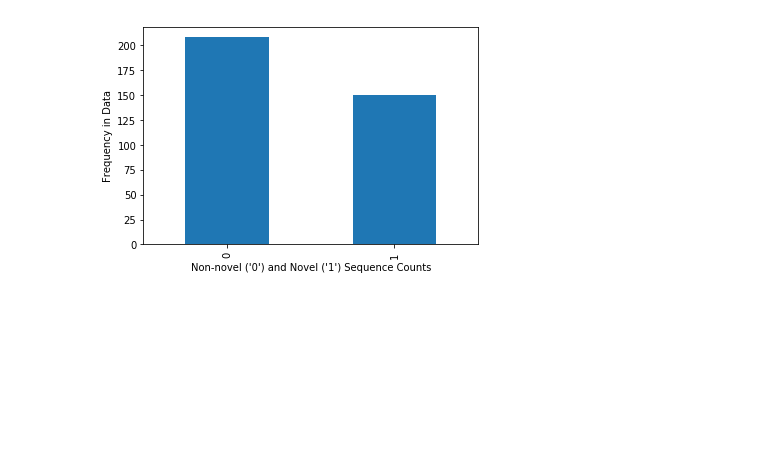
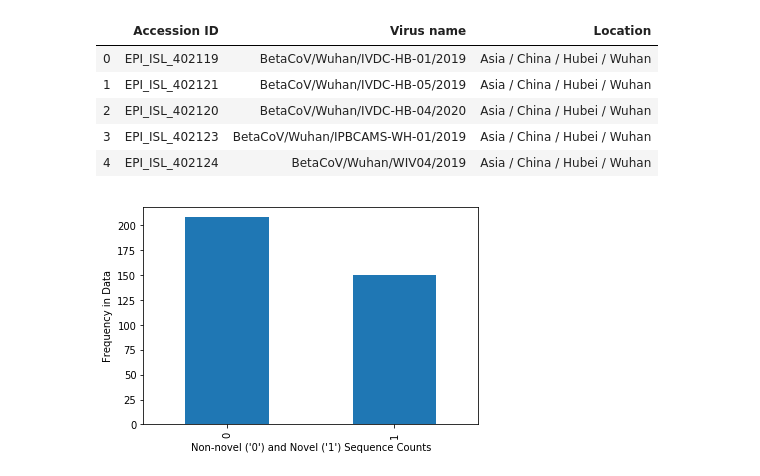
Before and after one commit to simonlevine/coronavirus_exploration, a Jupyter notebook: coronavirus_clustering.ipynb, the cells around one changed output. Drawn from its saved outputs; the diff is of its cells as text; code cells hidden in the pictures; blank space fills up the shorter version.

```diff
--- a/coronavirus_clustering.ipynb
+++ b/coronavirus_clustering.ipynb
@@ -40,3 +40,14 @@ allseq_df.head()
+# %%
+new_info = pd.read_csv(
+'smaller_data/Coronaviridae_2019_new_information_table.txt', sep='\t')
+new_info.head()
+# %% [output]
+|  | Accession ID | Virus name | Location |
+| 0 | EPI_ISL_402119 | BetaCoV/Wuhan/IVDC-HB-01/2019 | Asia / China / Hubei / Wuhan |
+| 1 | EPI_ISL_402121 | BetaCoV/Wuhan/IVDC-HB-05/2019 | Asia / China / Hubei / Wuhan |
+| 2 | EPI_ISL_402120 | BetaCoV/Wuhan/IVDC-HB-04/2020 | Asia / China / Hubei / Wuhan |
+| 3 | EPI_ISL_402123 | BetaCoV/Wuhan/IPBCAMS-WH-01/2019 | Asia / China / Hubei / Wuhan |
+| 4 | EPI_ISL_402124 | BetaCoV/Wuhan/WIV04/2019 | Asia / China / Hubei / Wuhan |
 # %%
 def plot_class_freq(df):
     plt.cla()
```
Also changed, not shown: parts of 1 cell of this notebook.
